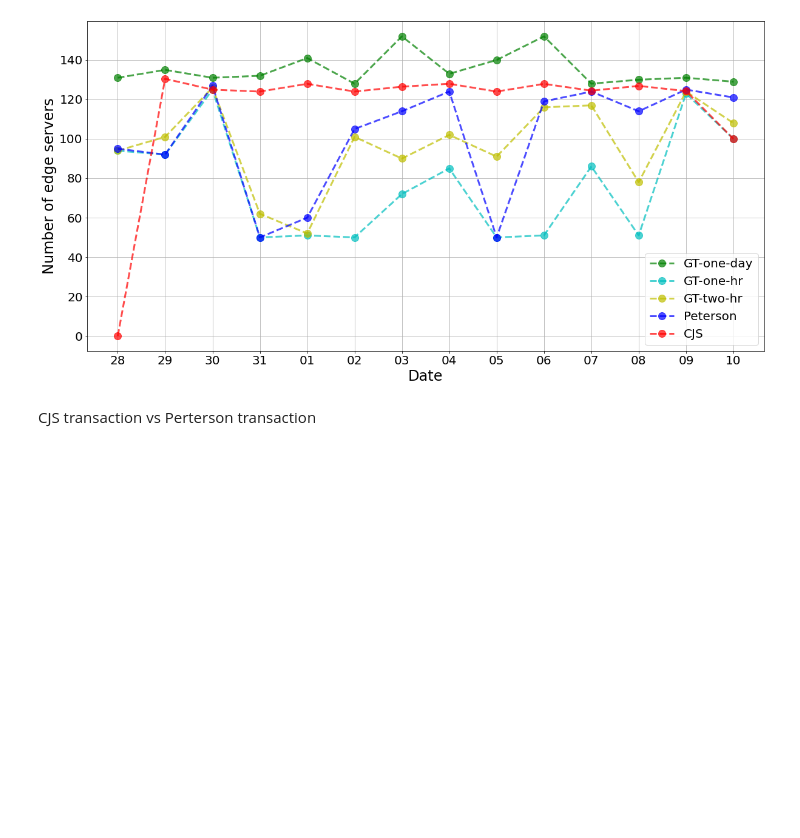
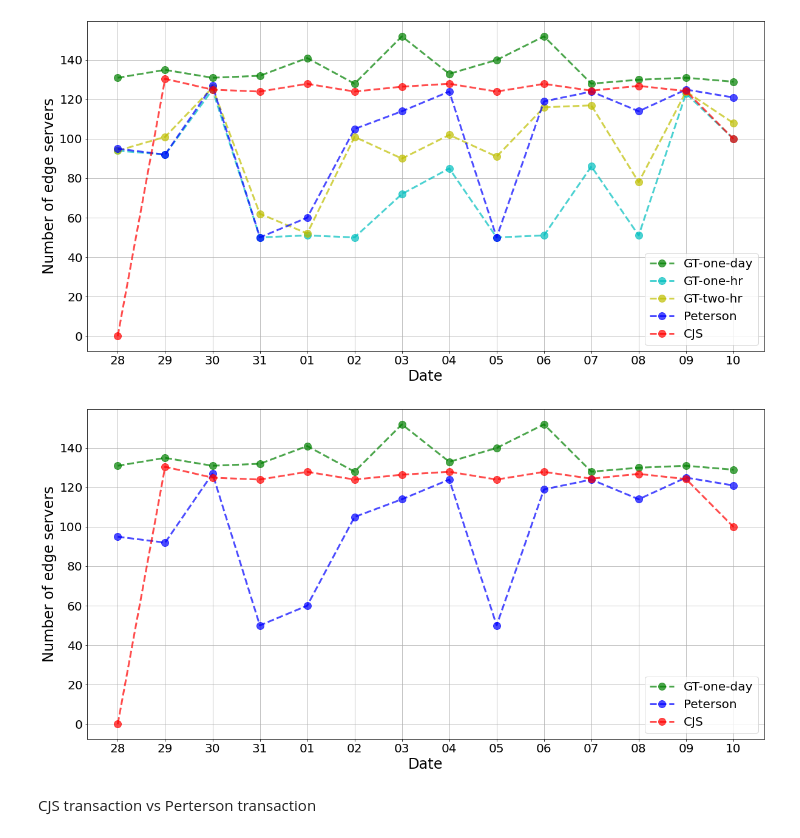
Before and after one commit to jill880829/CJS-Server-Size-Estimation, a Jupyter notebook: CJS-tw.ipynb, the cells around one changed output. Drawn from its saved outputs; the diff is of its cells as text; code cells hidden in the pictures; blank space fills up the shorter version.

```diff
--- a/CJS-tw.ipynb
+++ b/CJS-tw.ipynb
@@ -550,3 +543,23 @@ plt.show()
+# %%
+#CJS 4pm 1 hr
+fig, ax = plt.subplots(figsize=(20, 10))
+x_axis = ['28', '29', '30', '31', '01', '02', '03', '04', '05', '06', '07', '08', '09', '10']
+ax.set_xlabel('Date', fontsize=24)
+ax.set_ylabel('Number of edge servers', fontsize=24)
+
+plt.plot(x_axis, GT_one_day, "o--", markersize=12, linewidth=3, color='g', label='GT-one-day', alpha=0.7)
+plt.plot(x_axis, peterson_est[2], "o--", markersize=12, linewidth=3, color='b', label='Peterson', alpha=0.7)
+plt.plot(x_axis, estimate_N_table_4pm[2], "o--", markersize=12, linewidth=3, color='r', label='CJS', alpha=0.7)
+
+ax.grid()
+leg = ax.legend(fontsize=20)
+# leg.set_title('Sampling Duration',prop={'size':20})
+
+ax.tick_params(axis='both', which='major', labelsize=20)
+
+plt.show()
+# %% [output]
+[figure, added]
 # %% [markdown]
 CJS transaction vs Perterson transaction
 # %%
```
Also changed, not shown: parts of 9 cells of this notebook.
